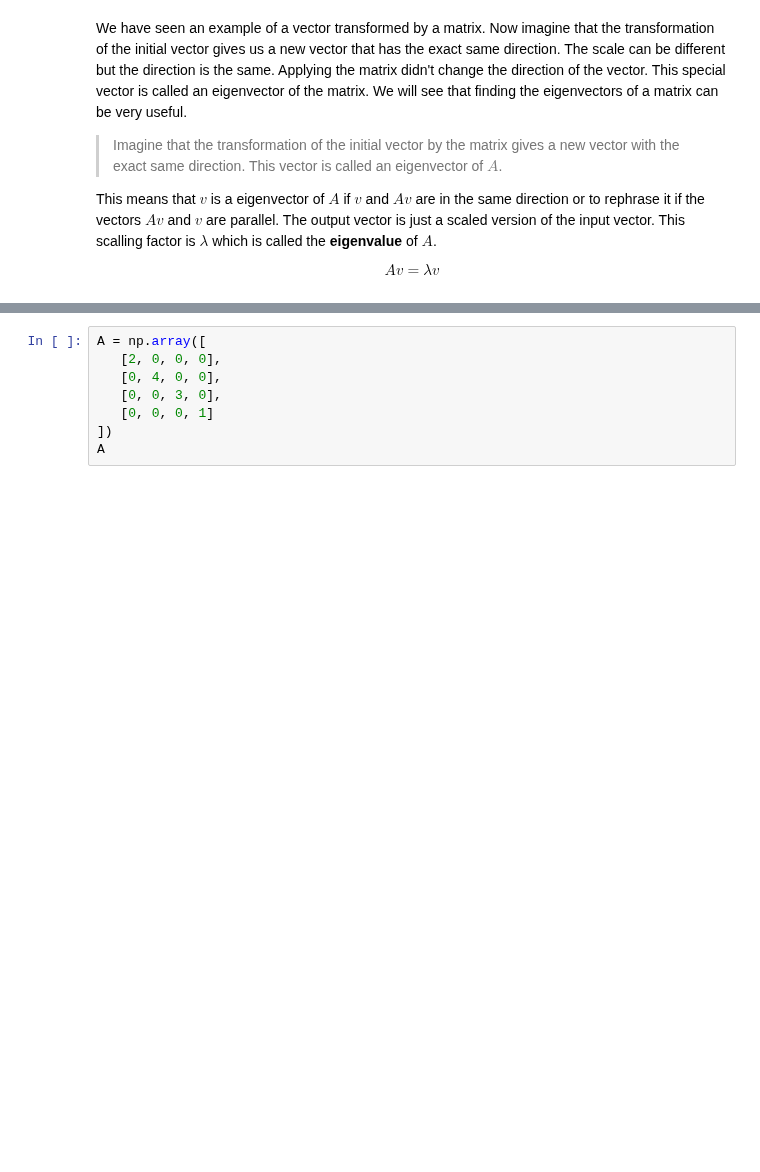
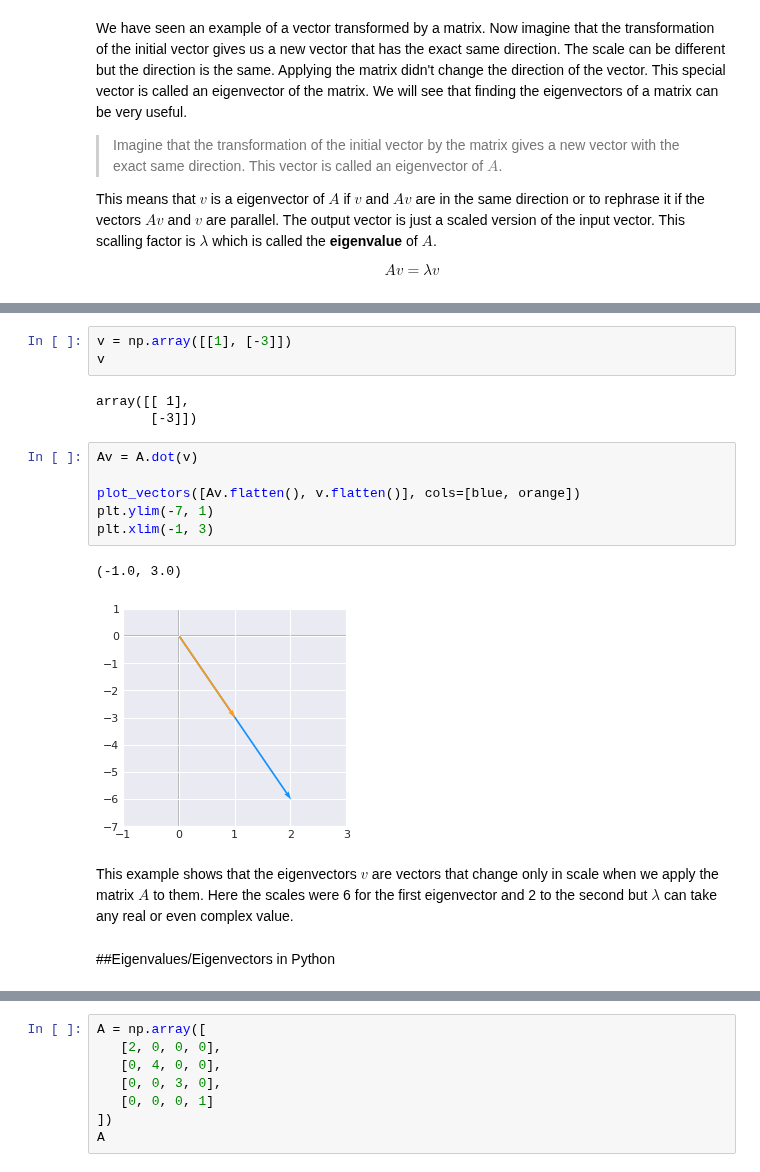
Before and after one commit to rahiakela/mathematics-for-machine-learning, a Jupyter notebook: deep-learning-book-maths/2_7_eigen_decomposition.ipynb, the cells around one changed output, grey strips where cells are left out. Cells and saved outputs as stored; diff of their text form; blank space fills up the shorter version.

```diff
--- a/deep-learning-book-maths/2_7_eigen_decomposition.ipynb
+++ b/deep-learning-book-maths/2_7_eigen_decomposition.ipynb
@@ -360,0 +259,19 @@ Let's check with Numpy that the multiplication of the matrix with its invert giv
+# %%
+v = np.array([[1], [-3]])
+v
+# %% [output]
+array([[ 1],
+       [-3]])
+# %%
+Av = A.dot(v)
+
+plot_vectors([Av.flatten(), v.flatten()], cols=[blue, orange])
+plt.ylim(-7, 1)
+plt.xlim(-1, 3)
+# %% [output]
+(-1.0, 3.0)
+[figure, added]
+# %% [markdown]
+This example shows that the eigenvectors ${v}$ are vectors that change only in scale when we apply the matrix ${A}$ to them. Here the scales were 6 for the first eigenvector and 2 to the second but $\lambda$ can take any real or even complex value.
+# %% [markdown]
+##Eigenvalues/Eigenvectors in Python
```
Also changed, not shown: parts of 32 cells of this notebook.
